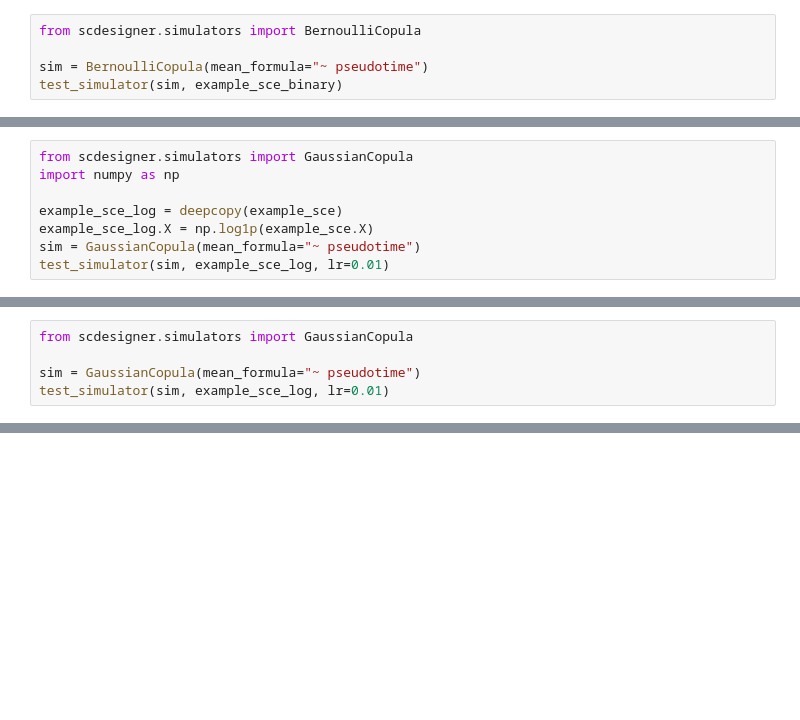
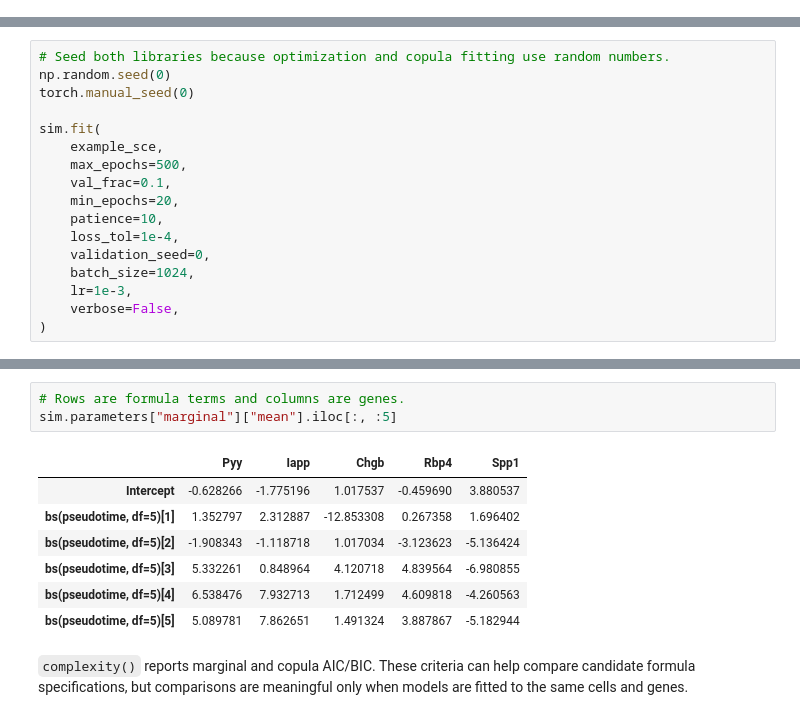
Before and after one commit to krisrs1128/scDesigner, a Jupyter notebook: examples/vignettes-quickstart.ipynb, the cells around one changed output, grey strips where cells are left out. Drawn from its saved outputs; the diff is of its cells as text; blank space fills up the shorter version.

```diff
--- a/examples/vignettes-quickstart.ipynb
+++ b/examples/vignettes-quickstart.ipynb
@@ -182,5 +44,0 @@ AnnData object with n_obs × n_vars = 2087 × 100
-# %%
-from scdesigner.simulators import BernoulliCopula
-
-sim = BernoulliCopula(mean_formula="~ pseudotime")
-test_simulator(sim, example_sce_binary)
@@ -206,8 +44,0 @@ AnnData object with n_obs × n_vars = 2087 × 100
-# %%
-from scdesigner.simulators import GaussianCopula
-import numpy as np
-
-example_sce_log = deepcopy(example_sce)
-example_sce_log.X = np.log1p(example_sce.X)
-sim = GaussianCopula(mean_formula="~ pseudotime")
-test_simulator(sim, example_sce_log, lr=0.01)
@@ -233,5 +44,0 @@ AnnData object with n_obs × n_vars = 2087 × 100
-# %%
-from scdesigner.simulators import GaussianCopula
-
-sim = GaussianCopula(mean_formula="~ pseudotime")
-test_simulator(sim, example_sce_log, lr=0.01)
@@ -256,0 +51,17 @@ AnnData object with n_obs × n_vars = 2087 × 100
+# %%
+# Seed both libraries because optimization and copula fitting use random numbers.
+np.random.seed(0)
+torch.manual_seed(0)
+
+sim.fit(
+    example_sce,
+    max_epochs=500,
+    val_frac=0.1,
+    min_epochs=20,
+    patience=10,
+    loss_tol=1e-4,
+    validation_seed=0,
+    batch_size=1024,
+    lr=1e-3,
+    verbose=False,
+)
@@ -256,0 +111,13 @@ AnnData object with n_obs × n_vars = 2087 × 100
+# %%
+# Rows are formula terms and columns are genes.
+sim.parameters["marginal"]["mean"].iloc[:, :5]
+# %% [output]
+|  | Pyy | Iapp | Chgb | Rbp4 | Spp1 |
+| Intercept | -0.628266 | -1.775196 | 1.017537 | -0.459690 | 3.880537 |
+| bs(pseudotime, df=5)[1] | 1.352797 | 2.312887 | -12.853308 | 0.267358 | 1.696402 |
+| bs(pseudotime, df=5)[2] | -1.908343 | -1.118718 | 1.017034 | -3.123623 | -5.136424 |
+| bs(pseudotime, df=5)[3] | 5.332261 | 0.848964 | 4.120718 | 4.839564 | -6.980855 |
+| bs(pseudotime, df=5)[4] | 6.538476 | 7.932713 | 1.712499 | 4.609818 | -4.260563 |
+| bs(pseudotime, df=5)[5] | 5.089781 | 7.862651 | 1.491324 | 3.887867 | -5.182944 |
+# %% [markdown]
+`complexity()` reports marginal and copula AIC/BIC. These criteria can help compare candidate formula specifications, but comparisons are meaningful only when models are fitted to the same cells and genes.
```
Also changed, not shown: parts of 25 cells of this notebook, 1 other file.
